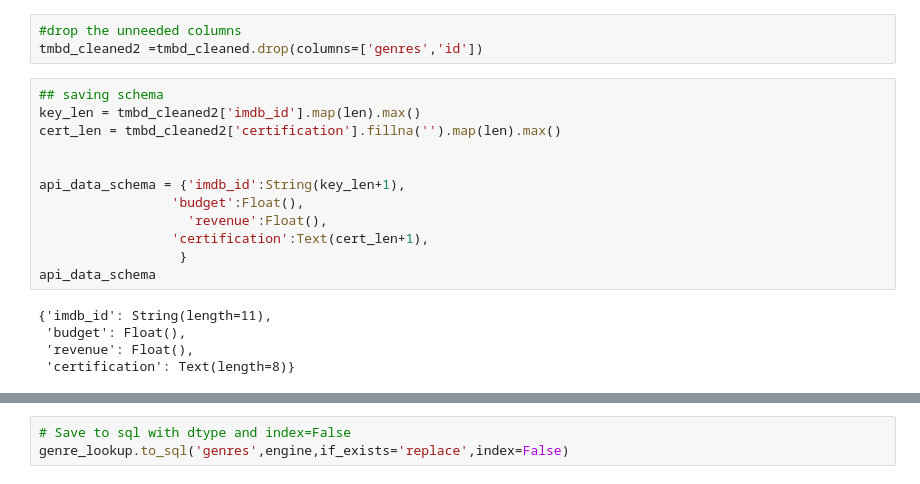
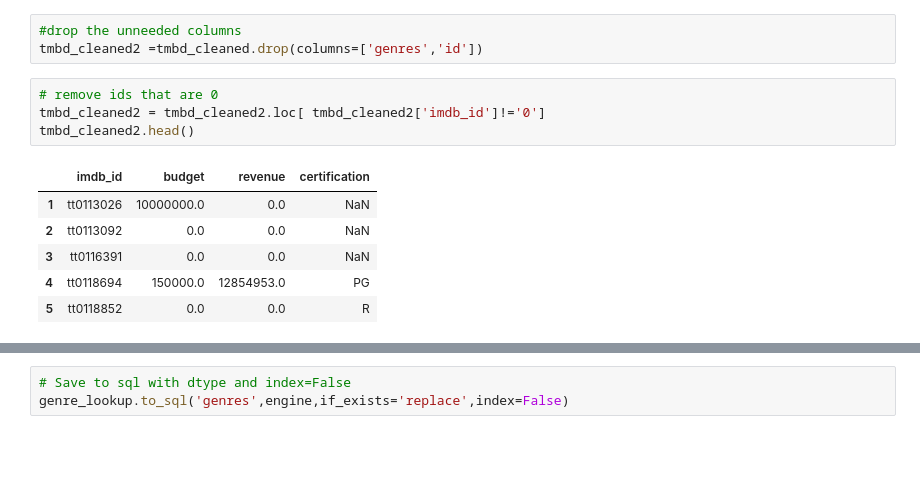
Before and after one commit to Elispreng/Project_3, a Jupyter notebook: Project3_part3_SprengApril 13.ipynb, the cells around one changed output, grey strips where cells are left out. Drawn from its saved outputs; the diff is of its cells as text; blank space fills up the shorter version.

```diff
--- a/Project3_part3_SprengApril 13.ipynb
+++ b/Project3_part3_SprengApril 13.ipynb
@@ -305,20 +305,14 @@ memory usage: 119.4+ KB
 # %%
 #drop the unneeded columns
 tmbd_cleaned2 =tmbd_cleaned.drop(columns=['genres','id'])
-# %%
-## saving schema
-key_len = tmbd_cleaned2['imdb_id'].map(len).max()
-cert_len = tmbd_cleaned2['certification'].fillna('').map(len).max()
-
-
-api_data_schema = {'imdb_id':String(key_len+1),
-                 'budget':Float(),
-                   'revenue':Float(),
-                 'certification':Text(cert_len+1),
-                  }
-api_data_schema
-# %% [output]
-{'imdb_id': String(length=11),
- 'budget': Float(),
- 'revenue': Float(),
- 'certification': Text(length=8)}
+# %%
+# remove ids that are 0
+tmbd_cleaned2 = tmbd_cleaned2.loc[ tmbd_cleaned2['imdb_id']!='0']
+tmbd_cleaned2.head()
+# %% [output]
+|  | imdb_id | budget | revenue | certification |
+| 1 | tt0113026 | 10000000.0 | 0.0 | NaN |
+| 2 | tt0113092 | 0.0 | 0.0 | NaN |
+| 3 | tt0116391 | 0.0 | 0.0 | NaN |
+| 4 | tt0118694 | 150000.0 | 12854953.0 | PG |
+| 5 | tt0118852 | 0.0 | 0.0 | R |
```
Also changed, not shown: parts of 10 cells of this notebook.
